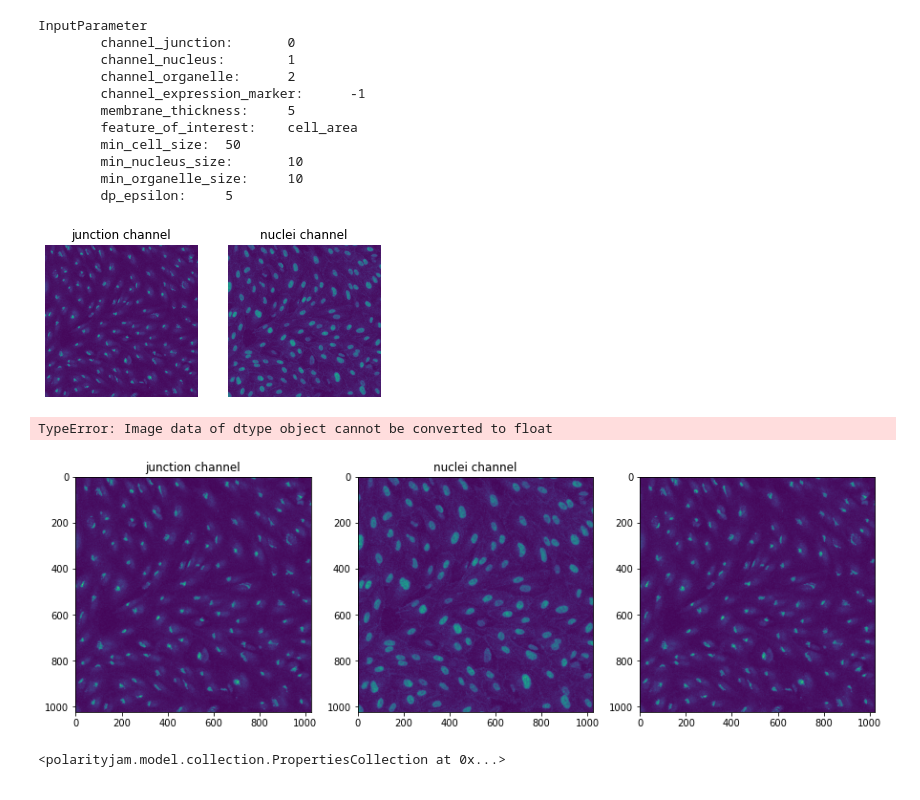
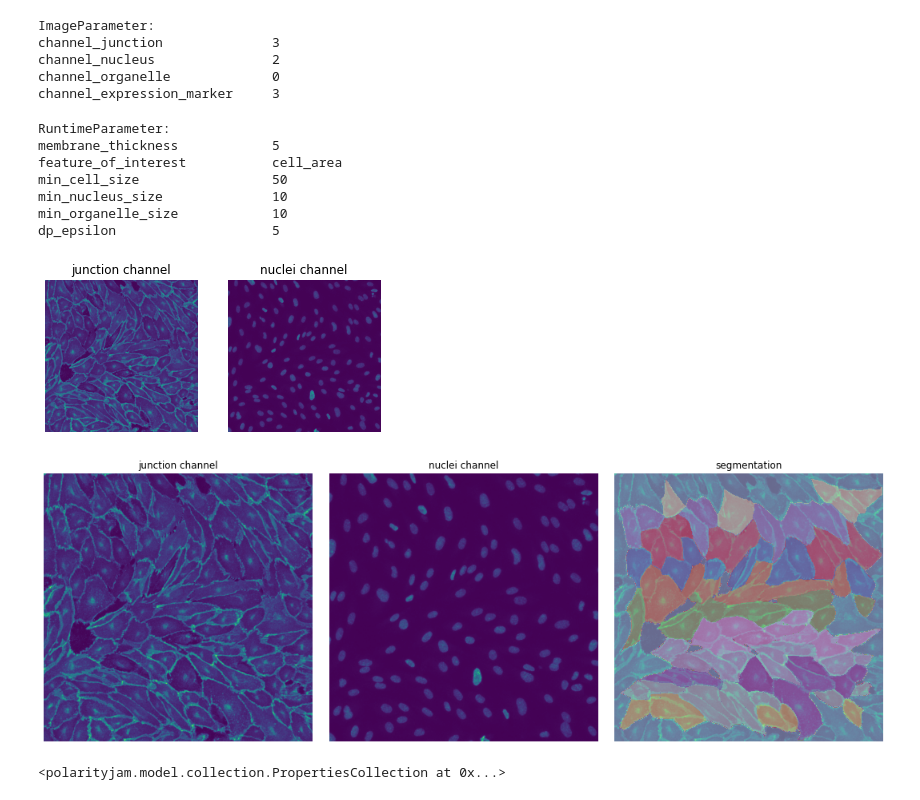
Before and after one commit to wgiese/polarityjam, a Jupyter notebook: polartyjam-notebook.ipynb, the cells around one changed output. Cells and saved outputs as stored; diff of their text form; code cells hidden in the pictures.

```diff
--- a/polartyjam-notebook.ipynb
+++ b/polartyjam-notebook.ipynb
@@ -13,4 +13,21 @@ output_path = "/home/jpa/tmp/polarityjam_out/"
 infile = "/home/jpa/tmp/polarityjam/data/golgi_nuclei/set_1/060721_EGM2_18dyn_01.tif"
 fileout_name = "060721_EGM2_18dyn_01"
 img = read_image(infile)
+
+# describe your image with ImageParameter
+params_image = ImageParameter()
+
+# set the channels
+params_image.channel_organelle = 0
+params_image.channel_nucleus = 2
+params_image.channel_junction = 3
+params_image.channel_expression_marker = 3
+
+print(params_image)
+# %% [output]
+ImageParameter:
+channel_junction              3
+channel_nucleus               2
+channel_organelle             0
+channel_expression_marker     3
 # %%
@@ -22,23 +38,16 @@ params_plot = PlotParameter()
 
 #params_input = InputParameter.from_yml(path_to_yml)
 # %%
-# look at your params to check them
-print(params_input)
-
-# set the expression marker channel
-params_input.channel_expression_marker = 0
+# look at our params to check them
+print(params_runtime)
 # %% [output]
-InputParameter
-        channel_junction:       0
-        channel_nucleus:        1
-        channel_organelle:      2
-        channel_expression_marker:      -1
-        membrane_thickness:     5
-        feature_of_interest:    cell_area
-        min_cell_size:  50
-        min_nucleus_size:       10
-        min_organelle_size:     10
-        dp_epsilon:     5
+RuntimeParameter:
+membrane_thickness            5
+feature_of_interest           cell_area
+min_cell_size                 50
+min_nucleus_size              10
+min_organelle_size            10
+dp_epsilon                    5
 # %%
 # Define your segmenter and segment your image
 s = CellposeSegmenter(params_seg)
@@ -50,16 +59,15 @@ p = Plotter(params_plot)
 # plot input
 p.plot_channels(img_seg, img_seg_params, output_path, infile)
 # %% [output]
-[figure, old version]
+[figure, new version]
 # %%
 # segment your image
 mask = s.segment(img_seg, infile)
 
 # plot segmentation mask to check the quality
-p.plot_mask(img_seg, mask, output_path, fileout_name)
+p.plot_mask(mask, img_seg, img_seg_params, output_path, fileout_name)
 # %% [output]
-TypeError: Image data of dtype object cannot be converted to float
-[figure, old version]
+[figure, new version]
 # %%
 # feature extraction
 c = PropertiesCollection()
```
Also changed, not shown: parts of 6 cells of this notebook, 2 other files.
